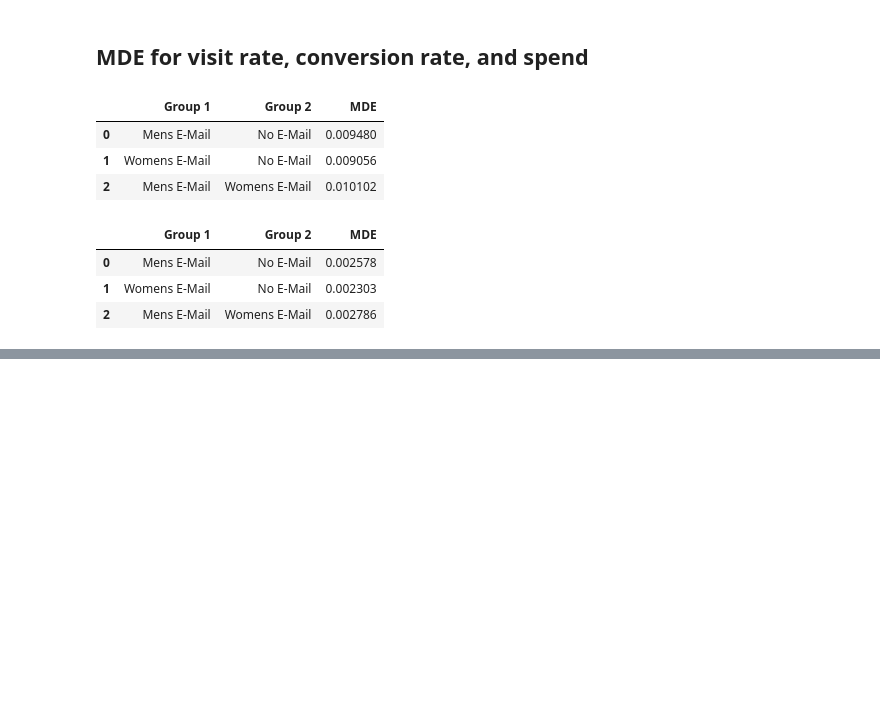
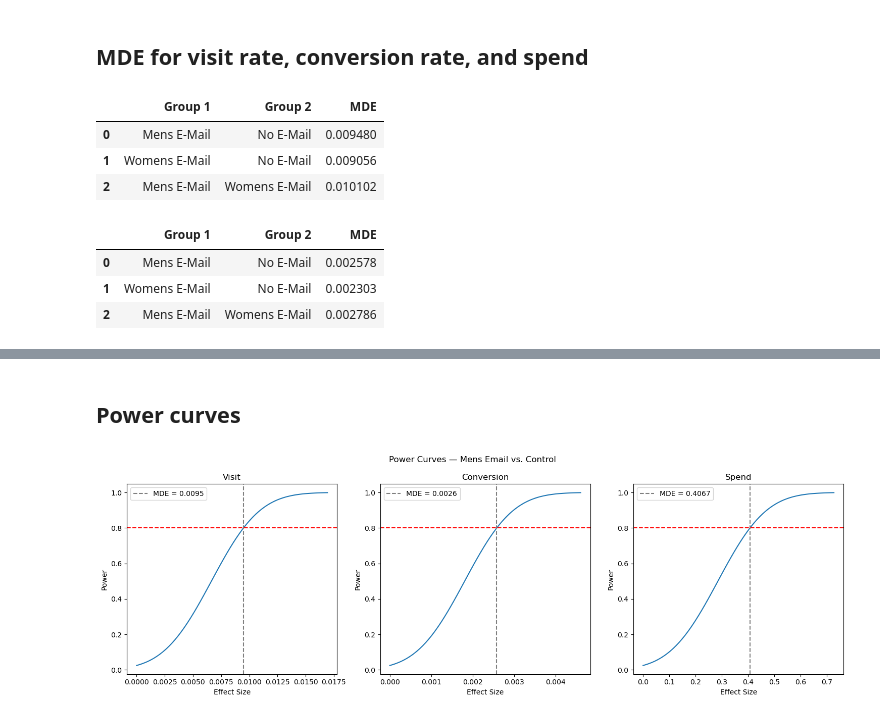
Before and after one commit to dpolioudakis/ab-testing-causal-inference, a Jupyter notebook: notebooks/03_power_analysis.ipynb, the cells around one changed output, grey strips where cells are left out. Cells and saved outputs as stored; diff of their text form; code cells hidden in the pictures; blank space fills up the shorter version.

Commit message:
Add power curves

```diff
--- a/notebooks/03_power_analysis.ipynb
+++ b/notebooks/03_power_analysis.ipynb
@@ -103,0 +136,66 @@ display(results_df)
+# %% [markdown]
+## Power curves
+# %%
+# visit
+
+n1_visit = hillstrom_df[hillstrom_df["segment"] == "Mens E-Mail"]["visit"].count()
+n2_visit = hillstrom_df[hillstrom_df["segment"] == "No E-Mail"]["visit"].count()
+
+p1_visit = hillstrom_df[hillstrom_df["segment"] == "Mens E-Mail"]["visit"].sum() / n1_visit
+p2_visit = hillstrom_df[hillstrom_df["segment"] == "No E-Mail"]["visit"].sum() / n2_visit
+
+var_visit = (p1_visit * (1 - p1_visit) / n1_visit) + (p2_visit * (1 - p2_visit) / n2_visit)
+
+se_visit = np.sqrt(var_visit)
+
+
+# conversion
+
+n1_conversion = hillstrom_df[hillstrom_df["segment"] == "Mens E-Mail"]["conversion"].count()
+n2_conversion = hillstrom_df[hillstrom_df["segment"] == "No E-Mail"]["conversion"].count()
+
+p1_conversion = hillstrom_df[hillstrom_df["segment"] == "Mens E-Mail"]["conversion"].sum() / n1_conversion
+p2_conversion = hillstrom_df[hillstrom_df["segment"] == "No E-Mail"]["conversion"].sum() / n2_conversion
+
+var_conversion = (p1_conversion * (1 - p1_conversion) / n1_conversion) + (p2_conversion * (1 - p2_conversion) / n2_conversion)
+
+se_conversion = np.sqrt(var_conversion)
+
+
+# spend
+
+n1_spend = hillstrom_df[hillstrom_df["segment"] == "Mens E-Mail"]["spend"].count()
+n2_spend = hillstrom_df[hillstrom_df["segment"] == "No E-Mail"]["spend"].count()
+
+spend1 = hillstrom_df[hillstrom_df["segment"] == "Mens E-Mail"]["spend"]
+spend2 = hillstrom_df[hillstrom_df["segment"] == "No E-Mail"]["spend"]
+
+var_spend1 = np.sum((spend1 - spend1.mean()) ** 2) / (n1_spend - 1)
+var_spend2 = np.sum((spend2 - spend2.mean()) ** 2) / (n2_spend - 1)
+
+se_spend = np.sqrt(var_spend1 / n1_spend + var_spend2 / n2_spend)
+
+
+# Plot
+
+fig, axes = plt.subplots(1, 3, figsize=(15, 5))
+
+for ax, (metric, se) in zip(axes, [("Visit", se_visit), ("Conversion", se_conversion), ("Spend", se_spend)]):
+
+    effect_sizes = np.linspace(0, 5 * se, 100)
+    powers = [1 - stats.norm.cdf(z_alpha - (effect_size / se)) for effect_size in effect_sizes]
+    mde = se * (z_alpha + z_beta)
+
+    ax.plot(effect_sizes, powers)
+    ax.axhline(0.8, color="red", linestyle="--")
+    ax.axvline(mde, color="gray", linestyle="--", label=f"MDE = {mde:.4f}")
+    ax.set_title(metric)
+    ax.set_xlabel("Effect Size")
+    ax.set_ylabel("Power")
+    ax.legend()
+
+plt.suptitle("Power Curves — Mens Email vs. Control")
+plt.tight_layout()
+plt.show()
+# %% [output]
+[figure, added]
```
Also changed, not shown: parts of 2 cells of this notebook.
